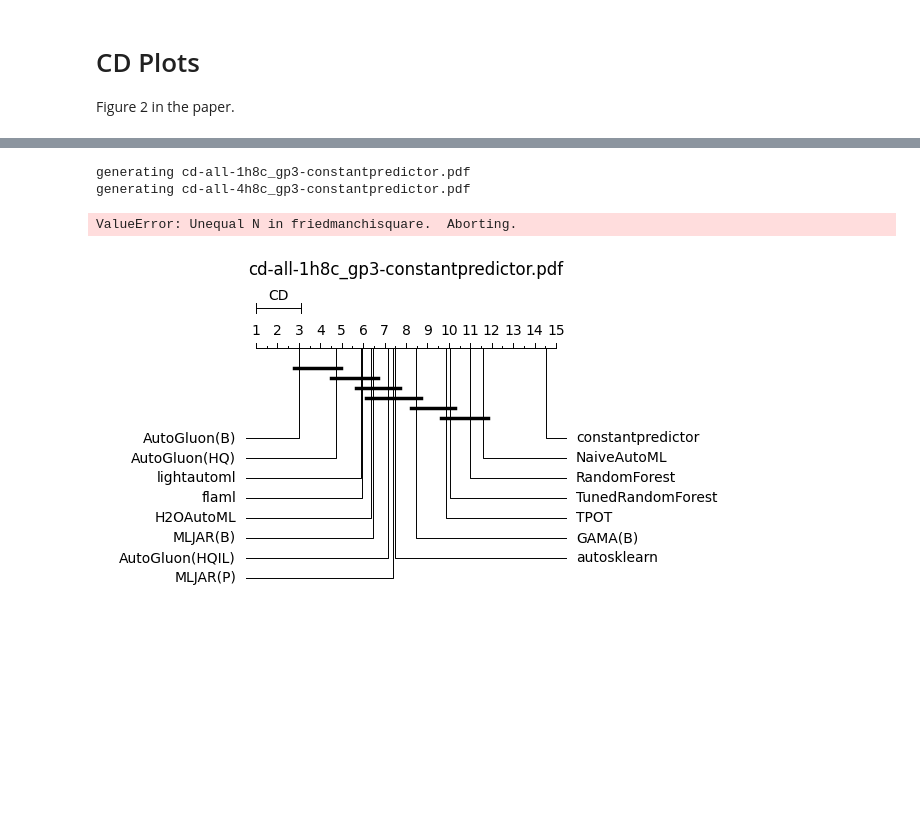
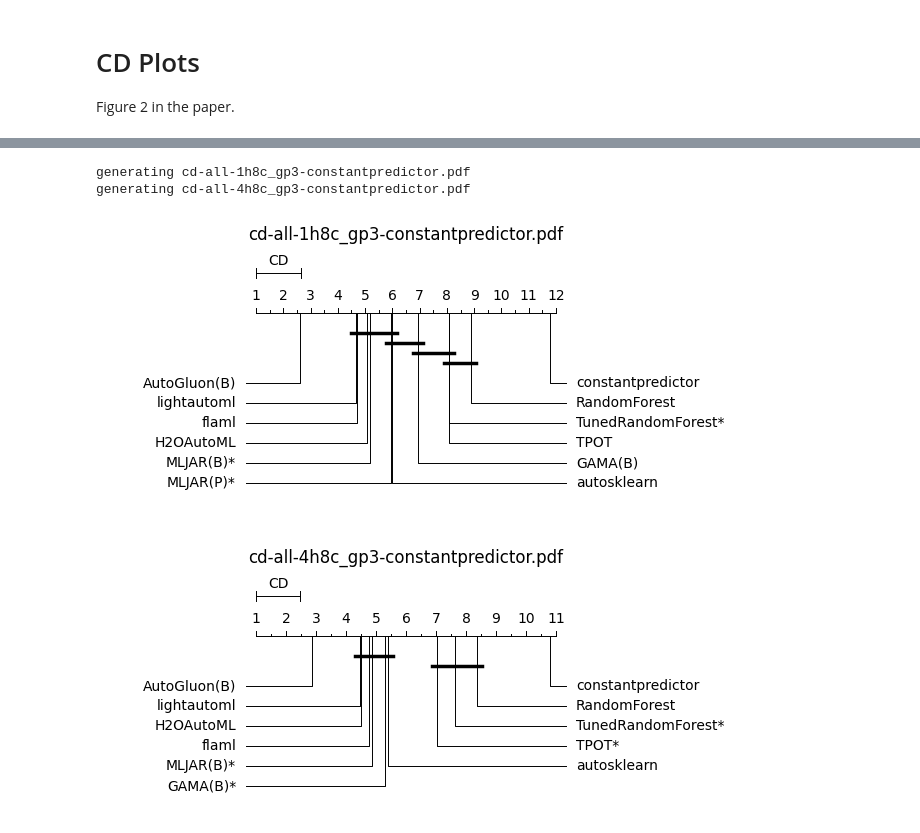
Before and after one commit to PGijsbers/amlb-results, a Jupyter notebook: notebooks/critical_difference.ipynb, the cells around one changed output, grey strips where cells are left out. Cells and saved outputs as stored; diff of their text form; code cells hidden in the pictures; blank space fills up the shorter version.

Commit message:
Adjust for the fact that not all frameworks have 4h results

```diff
--- a/notebooks/critical_difference.ipynb
+++ b/notebooks/critical_difference.ipynb
@@ -66,20 +66,20 @@ generating cd-regression-4h8c_gp3-constantpredictor.pdf
 # %%
 for constraint in ["1h8c_gp3", "4h8c_gp3"]:
     data = results[(results["constraint"] == constraint)].copy()
     data["framework"] = data.apply(
-        lambda row: f'{row["framework"]}*' if is_old(row["framework"], constraint, row["metric"]) else row["framework"],
+        lambda row: f'{row["framework"]}*' if is_old(row["framework"], constraint, row["metric"]) or "MLJAR" in row["framework"] else row["framework"],
         axis=1
     )
     ttype = "all"
     # We exclude autosklearn2 because the metadataset overlaps with the benchmark
-    data = data[data["framework"] != "autosklearn2"]
+    data = data[~data["framework"].isin(["autosklearn2", "AutoGluon(HQ)", "AutoGluon(HQIL)"])]
     data = impute_missing_results(data, with_results_from="constantpredictor")
 
     filename = f"cd-{ttype}-{constraint}-constantpredictor.pdf"
     print("generating", filename)
     plot_cd(data, filename=FIGURE_DIRECTORY / filename)
 # %% [output]
 generating cd-all-1h8c_gp3-constantpredictor.pdf
 generating cd-all-4h8c_gp3-constantpredictor.pdf
-ValueError: Unequal N in friedmanchisquare.  Aborting.
-[figure, old version]
+[figure, new version]
+[figure, added]
```
Also changed, not shown: parts of 1 cell of this notebook.
